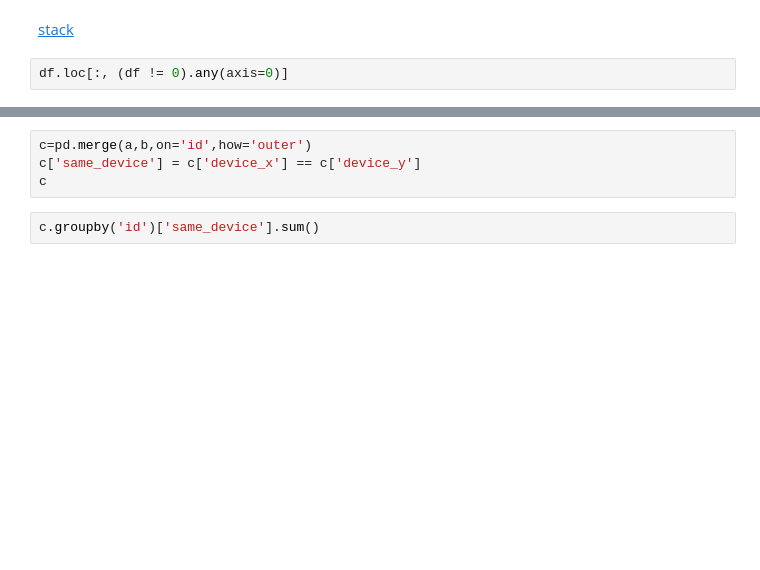
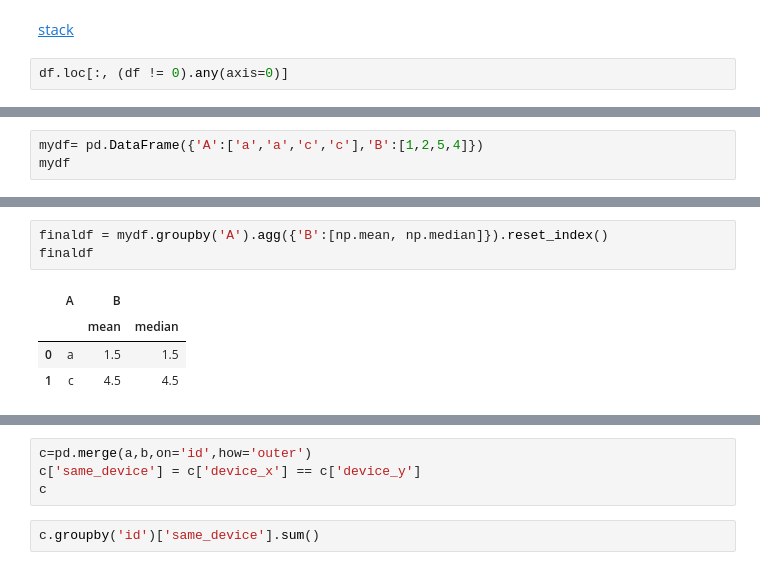
Before and after one commit to johnnychiuchiu/Machine-Learning, a Jupyter notebook: others/pandas_command_note.ipynb, the cells around one changed output, grey strips where cells are left out. Cells and saved outputs as stored; diff of their text form; blank space fills up the shorter version.

```diff
--- a/others/pandas_command_note.ipynb
+++ b/others/pandas_command_note.ipynb
@@ -1161,0 +1188,3 @@ df.loc[:, (df != 0).any(axis=0)]
+# %%
+mydf= pd.DataFrame({'A':['a','a','c','c'],'B':[1,2,5,4]})
+mydf
@@ -1161,0 +1197,8 @@ df.loc[:, (df != 0).any(axis=0)]
+# %%
+finaldf = mydf.groupby('A').agg({'B':[np.mean, np.median]}).reset_index()
+finaldf
+# %% [output]
+|  | A | B |  |
+|  |  | mean | median |
+| 0 | a | 1.5 | 1.5 |
+| 1 | c | 4.5 | 4.5 |
```
Also changed, not shown: parts of 7 cells of this notebook, 1 other file.
